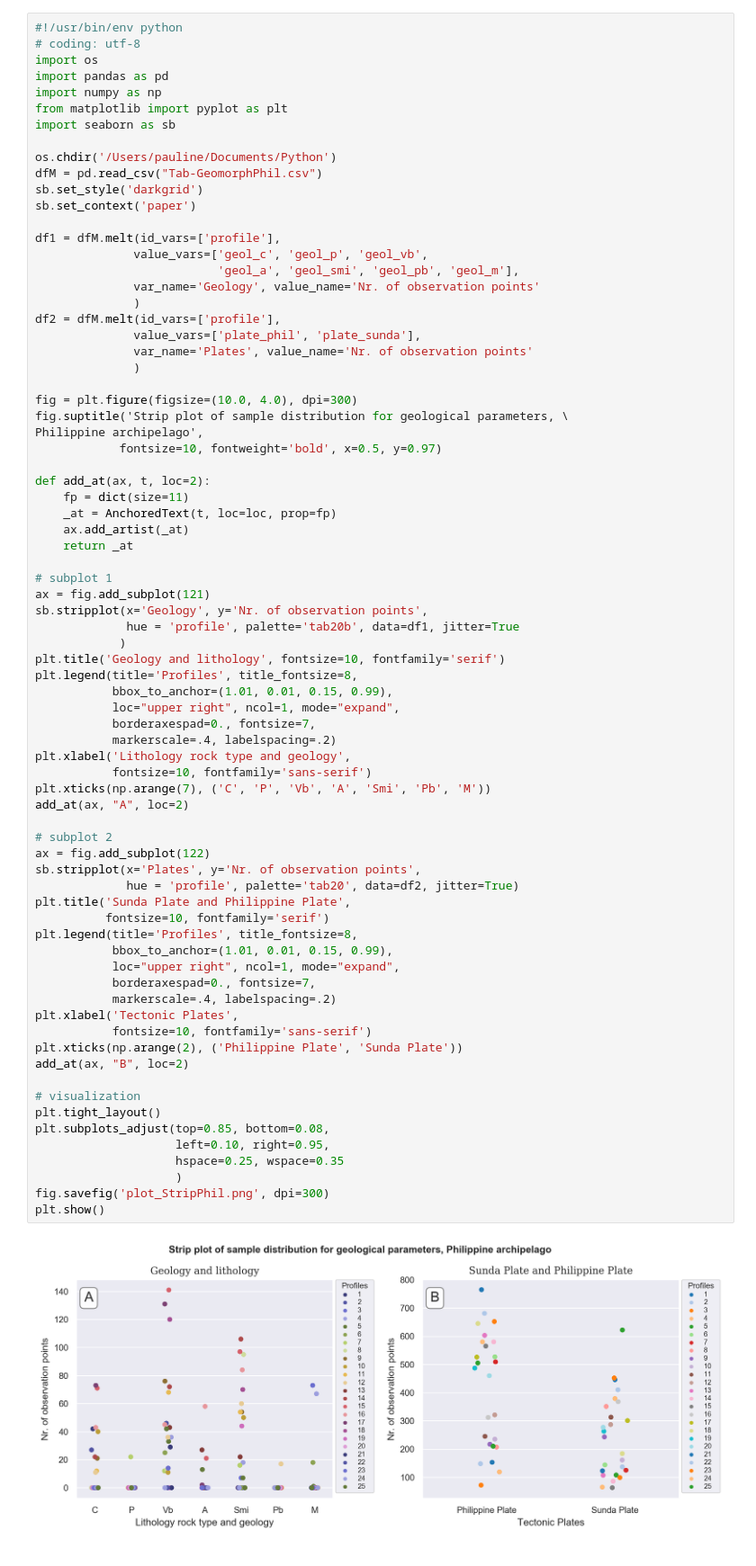
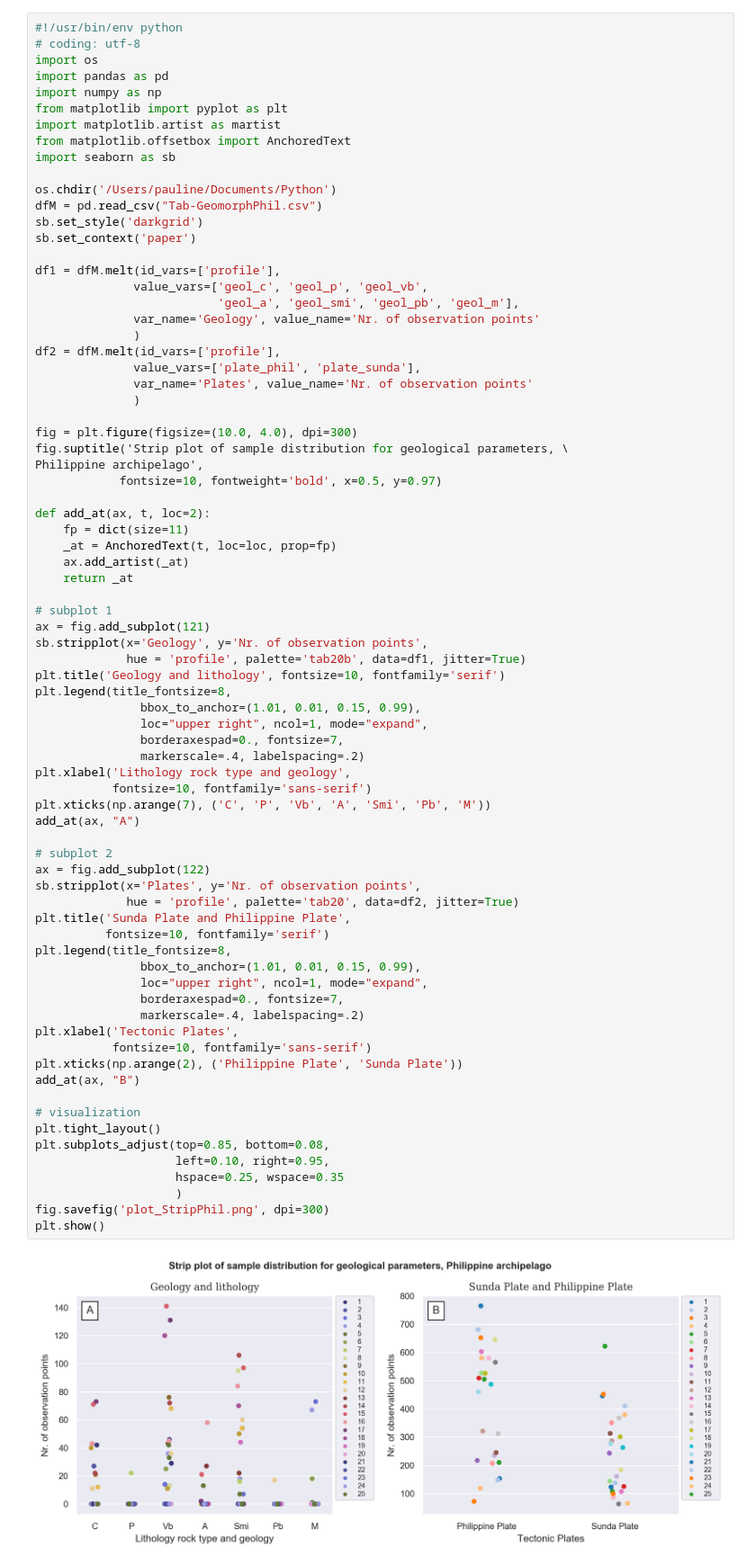
Before and after one commit to paulinelemenkova/Python-006-script-Strip-Plot, a Jupyter notebook: Script-006-Strip-SUBPLOT-Phil.ipynb, the cells around one changed output. Shown: that part at 90% size. Drawn from its saved outputs; the diff is of its cells as text.

```diff
--- a/Script-006-Strip-SUBPLOT-Phil.ipynb
+++ b/Script-006-Strip-SUBPLOT-Phil.ipynb
@@ -5,6 +5,8 @@ import os
 import pandas as pd
 import numpy as np
 from matplotlib import pyplot as plt
+import matplotlib.artist as martist
+from matplotlib.offsetbox import AnchoredText
 import seaborn as sb
 
 os.chdir('/Users/pauline/Documents/Python')
@@ -33,45 +35,44 @@ def add_at(ax, t, loc=2):
     ax.add_artist(_at)
     return _at
 
 # subplot 1
 ax = fig.add_subplot(121)
 sb.stripplot(x='Geology', y='Nr. of observation points',
-             hue = 'profile', palette='tab20b', data=df1, jitter=True
-            )
+             hue = 'profile', palette='tab20b', data=df1, jitter=True)
 plt.title('Geology and lithology', fontsize=10, fontfamily='serif')
-plt.legend(title='Profiles', title_fontsize=8,
-           bbox_to_anchor=(1.01, 0.01, 0.15, 0.99),
-           loc="upper right", ncol=1, mode="expand",
-           borderaxespad=0., fontsize=7,
-           markerscale=.4, labelspacing=.2)
+plt.legend(title_fontsize=8,
+               bbox_to_anchor=(1.01, 0.01, 0.15, 0.99),
+               loc="upper right", ncol=1, mode="expand",
+               borderaxespad=0., fontsize=7,
+               markerscale=.4, labelspacing=.2)
 plt.xlabel('Lithology rock type and geology',
            fontsize=10, fontfamily='sans-serif')
 plt.xticks(np.arange(7), ('C', 'P', 'Vb', 'A', 'Smi', 'Pb', 'M'))
-add_at(ax, "A", loc=2)
+add_at(ax, "A")
 
 # subplot 2
 ax = fig.add_subplot(122)
 sb.stripplot(x='Plates', y='Nr. of observation points',
              hue = 'profile', palette='tab20', data=df2, jitter=True)
 plt.title('Sunda Plate and Philippine Plate',
           fontsize=10, fontfamily='serif')
-plt.legend(title='Profiles', title_fontsize=8,
-           bbox_to_anchor=(1.01, 0.01, 0.15, 0.99),
-           loc="upper right", ncol=1, mode="expand",
-           borderaxespad=0., fontsize=7,
-           markerscale=.4, labelspacing=.2)
+plt.legend(title_fontsize=8,
+               bbox_to_anchor=(1.01, 0.01, 0.15, 0.99),
+               loc="upper right", ncol=1, mode="expand",
+               borderaxespad=0., fontsize=7,
+               markerscale=.4, labelspacing=.2)
 plt.xlabel('Tectonic Plates',
            fontsize=10, fontfamily='sans-serif')
 plt.xticks(np.arange(2), ('Philippine Plate', 'Sunda Plate'))
-add_at(ax, "B", loc=2)
+add_at(ax, "B")
 
 # visualization
 plt.tight_layout()
 plt.subplots_adjust(top=0.85, bottom=0.08,
                     left=0.10, right=0.95,
                     hspace=0.25, wspace=0.35
                     )
 fig.savefig('plot_StripPhil.png', dpi=300)
 plt.show()
 # %% [output]
-[figure, old version]
+[figure, new version]
```
Also changed, not shown: 1 other file.
